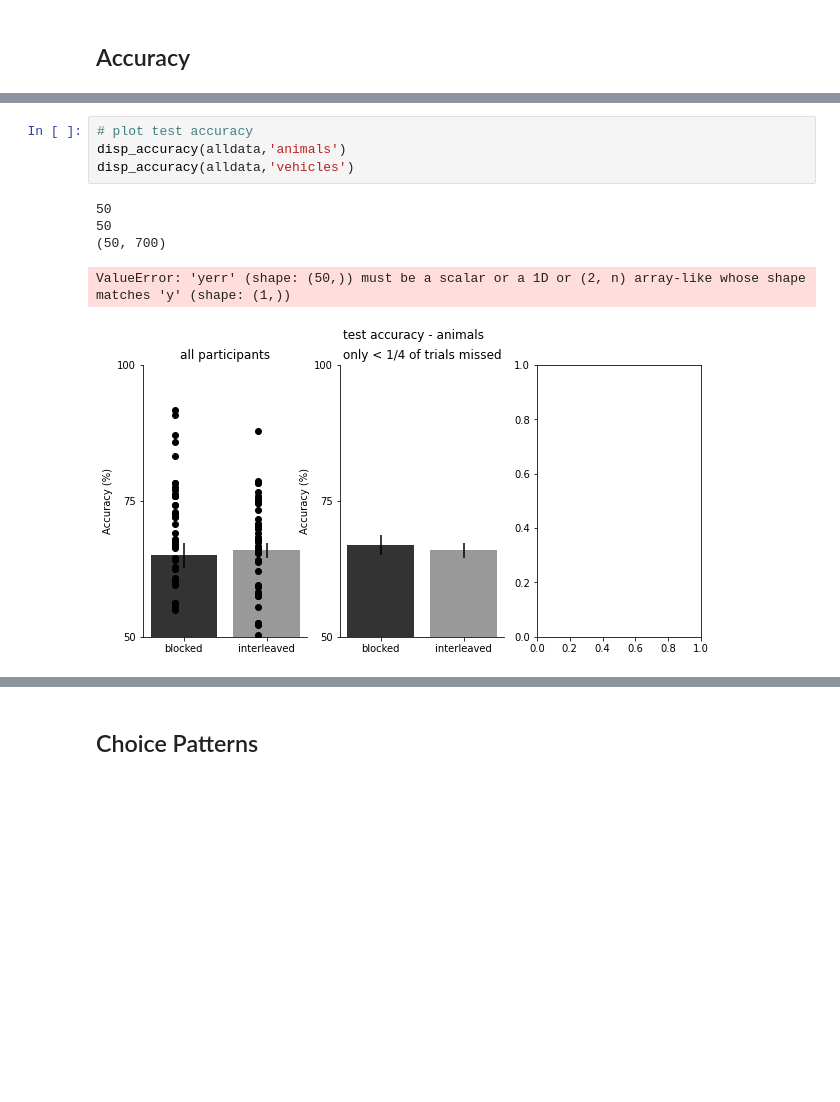
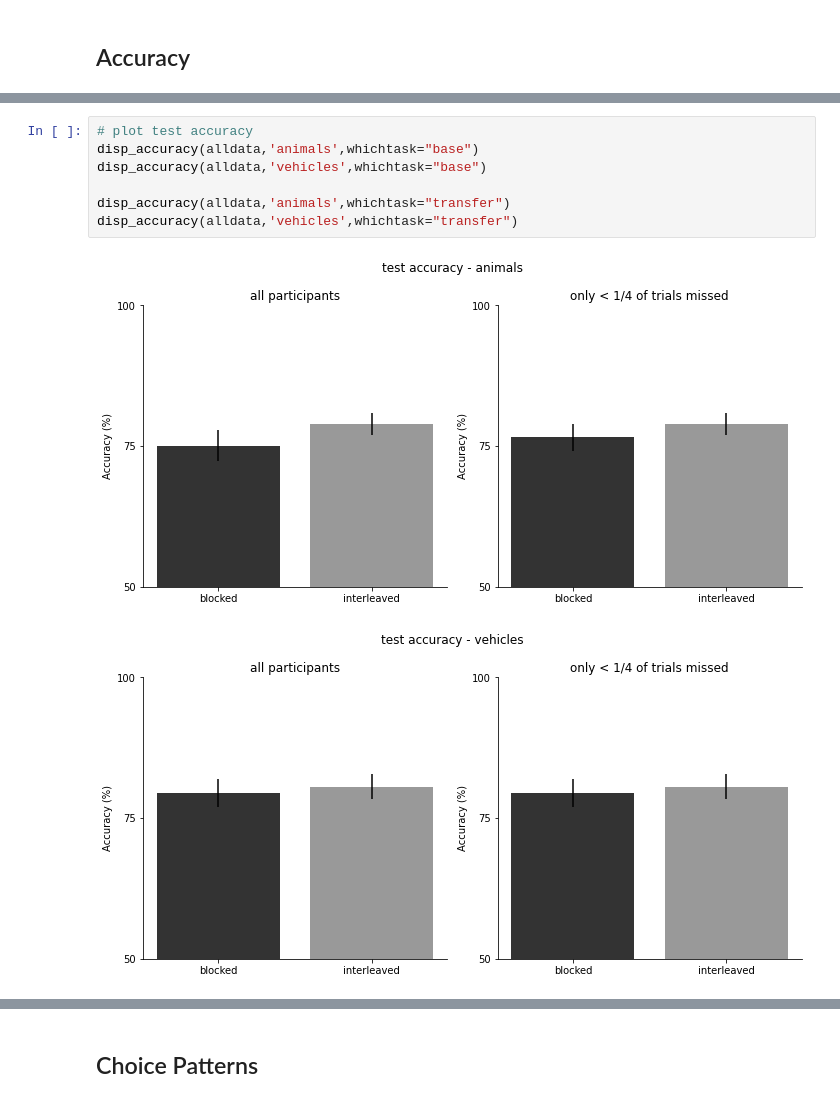
Before and after one commit to summerfieldlab/animals_vehicles, a Jupyter notebook: notebooks/av_transfer_analysis.ipynb, the cells around one changed output, grey strips where cells are left out. Saved outputs shown, nothing was run; the diff lists cells and outputs as text; blank space fills up the shorter version.

Commit message:
transfer task: analysis + plotting scripts for accuracy

```diff
--- a/notebooks/av_transfer_analysis.ipynb
+++ b/notebooks/av_transfer_analysis.ipynb
@@ -73,10 +72,10 @@ only good subjects: vehicles, blocked vs interleaved: p= 0.416
 # %%
 # plot test accuracy
-disp_accuracy(alldata,'animals')
-disp_accuracy(alldata,'vehicles')
+disp_accuracy(alldata,'animals',whichtask="base")
+disp_accuracy(alldata,'vehicles',whichtask="base")
+
+disp_accuracy(alldata,'animals',whichtask="transfer")
+disp_accuracy(alldata,'vehicles',whichtask="transfer")
 # %% [output]
-50
-50
-(50, 700)
-ValueError: 'yerr' (shape: (50,)) must be a scalar or a 1D or (2, n) array-like whose shape matches 'y' (shape: (1,))
-[figure, old version]
+[figure, new version]
+[figure, added]
```
Also changed, not shown: parts of 8 cells of this notebook, 2 other files.
